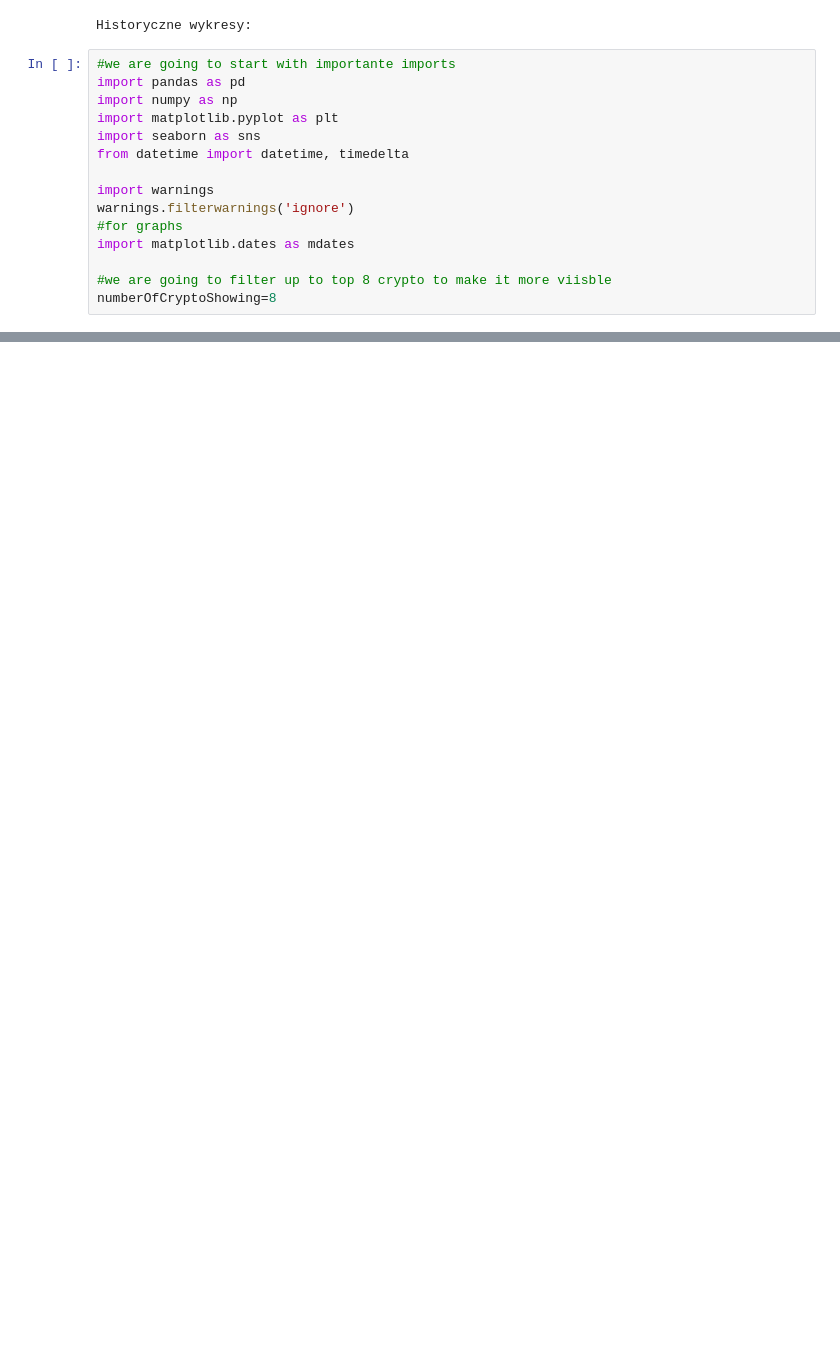
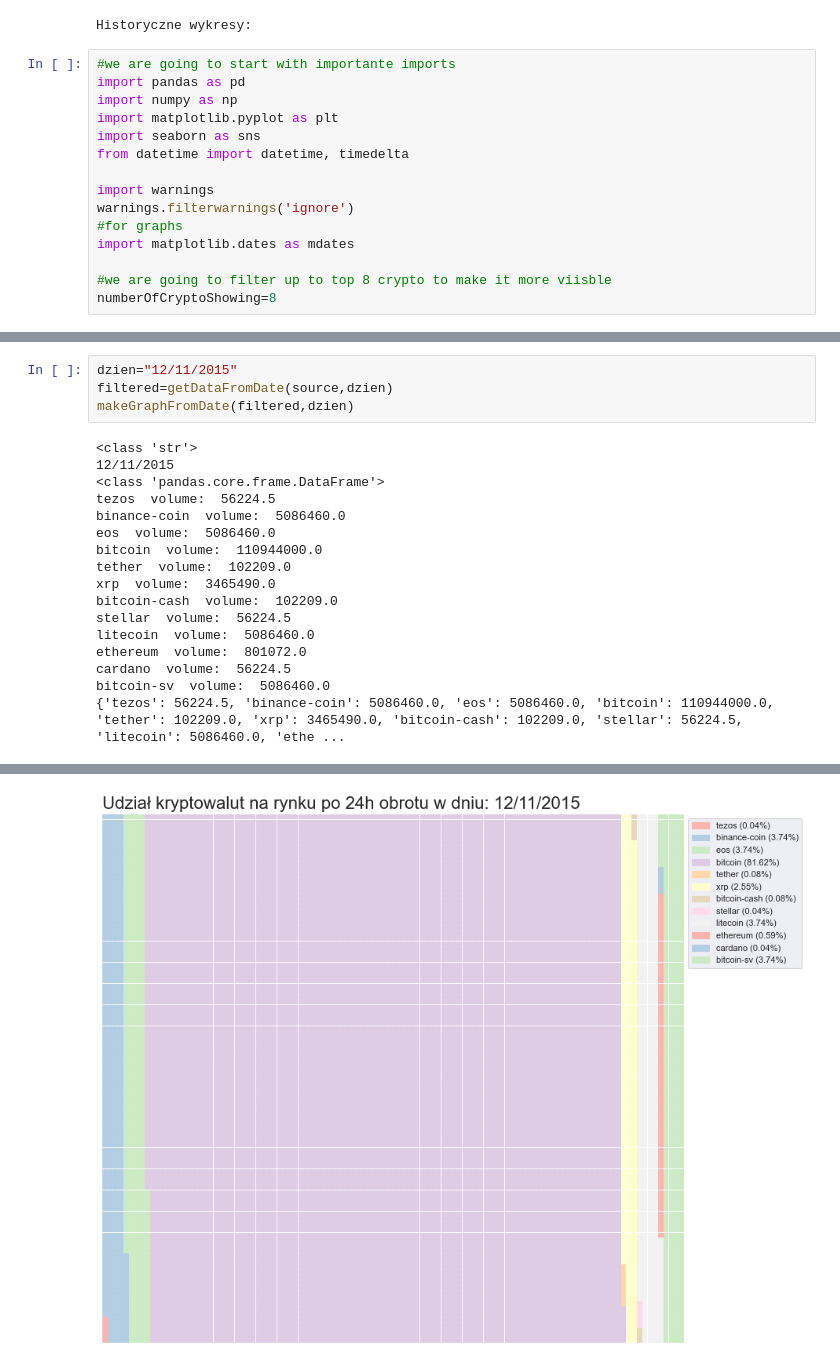
Before and after one commit to PrzemekZiemiakowski/cryptoGraphs, a Jupyter notebook: cryptowiz.ipynb, the cells around one changed output, grey strips where cells are left out. Cells and saved outputs as stored; diff of their text form; blank space fills up the shorter version.

```diff
--- a/cryptowiz.ipynb
+++ b/cryptowiz.ipynb
@@ -200,0 +208,21 @@ bitcoin-sv  volume:  63771772
+# %%
+dzien="12/11/2015"
+filtered=getDataFromDate(source,dzien)
+makeGraphFromDate(filtered,dzien)
+# %% [output]
+<class 'str'>
+12/11/2015
+<class 'pandas.core.frame.DataFrame'>
+tezos  volume:  56224.5
+binance-coin  volume:  5086460.0
+eos  volume:  5086460.0
+bitcoin  volume:  110944000.0
+tether  volume:  102209.0
+xrp  volume:  3465490.0
+bitcoin-cash  volume:  102209.0
+stellar  volume:  56224.5
+litecoin  volume:  5086460.0
+ethereum  volume:  801072.0
+cardano  volume:  56224.5
+bitcoin-sv  volume:  5086460.0
+{'tezos': 56224.5, 'binance-coin': 5086460.0, 'eos': 5086460.0, 'bitcoin': 110944000.0, 'tether': 102209.0, 'xrp': 3465490.0, 'bitcoin-cash': 102209.0, 'stellar': 56224.5, 'litecoin': 5086460.0, 'ethe ...
@@ -200,0 +230 @@ bitcoin-sv  volume:  63771772
+[figure, added]
```
Also changed, not shown: parts of 11 cells of this notebook.
